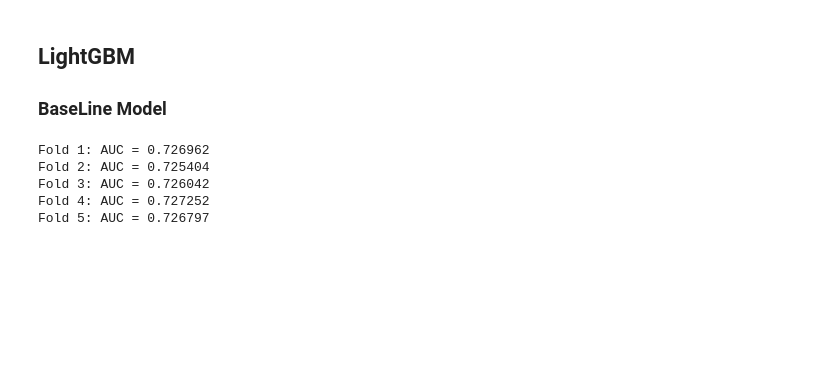
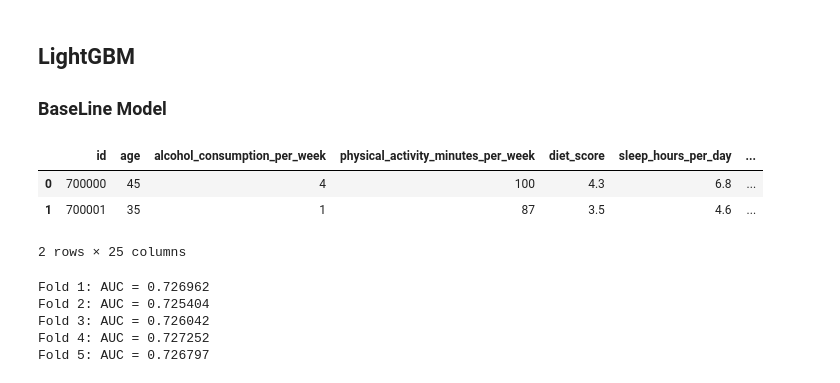
Before and after one commit to Darknight47/Kaggle-Competitions, a Jupyter notebook: Diabetes Prediction Challenge/trial_03.ipynb, the cells around one changed output. Saved outputs shown, nothing was run; the diff lists cells and outputs as text; code cells hidden in the pictures; blank space fills up the shorter version.

```diff
--- a/Diabetes Prediction Challenge/trial_03.ipynb
+++ b/Diabetes Prediction Challenge/trial_03.ipynb
@@ -12,6 +13,13 @@ from sklearn.model_selection import StratifiedKFold
 # %%
 train_df = pd.read_csv("dataset/train.csv")
 test_df = pd.read_csv("dataset/test.csv")
+# %%
+test_df.head(2)
+# %% [output]
+|  | id | age | alcohol_consumption_per_week | physical_activity_minutes_per_week | diet_score | sleep_hours_per_day | ... |
+| 0 | 700000 | 45 | 4 | 100 | 4.3 | 6.8 | ... |
+| 1 | 700001 | 35 | 1 | 87 | 3.5 | 4.6 | ... |
+2 rows × 25 columns
 # %%
 categorical_features = train_df.select_dtypes(include=['object', 'category']).columns.tolist()
 # Makign sure categorical features has 'category' dtype
```
Also changed, not shown: parts of 9 cells of this notebook, 1 other file.
